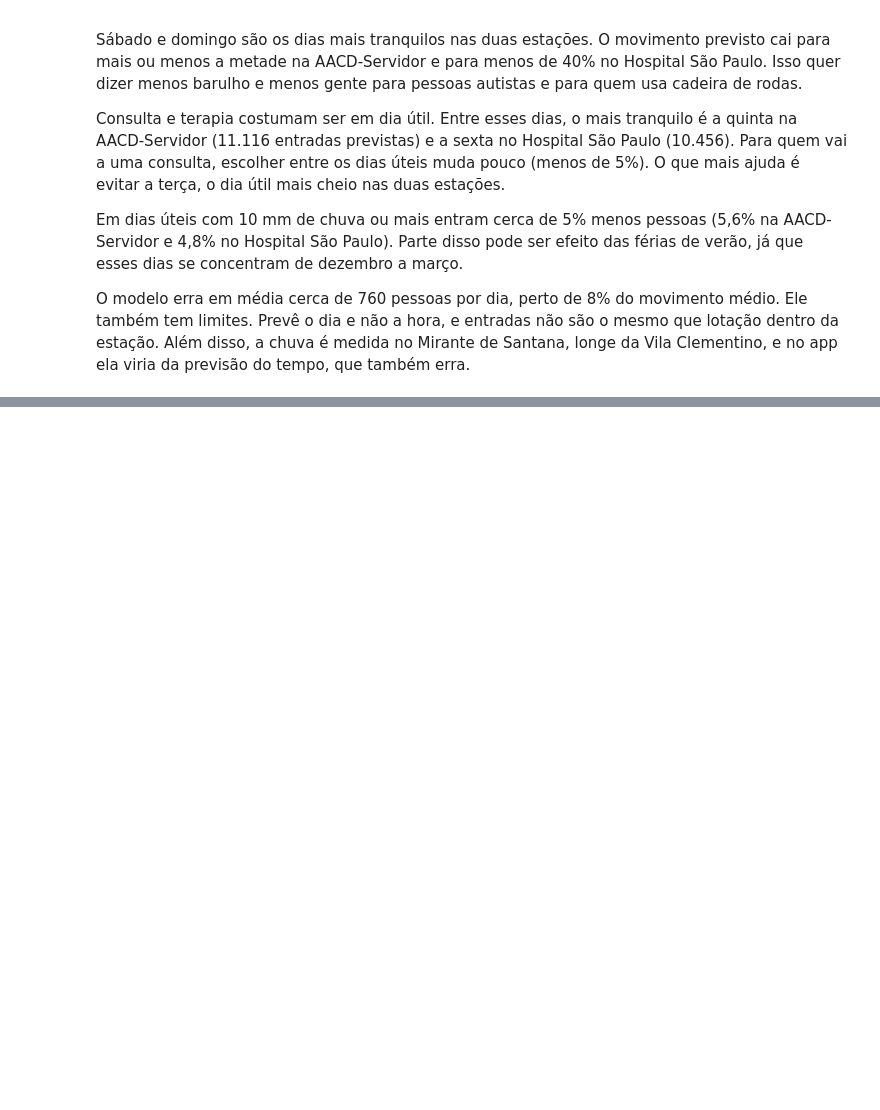
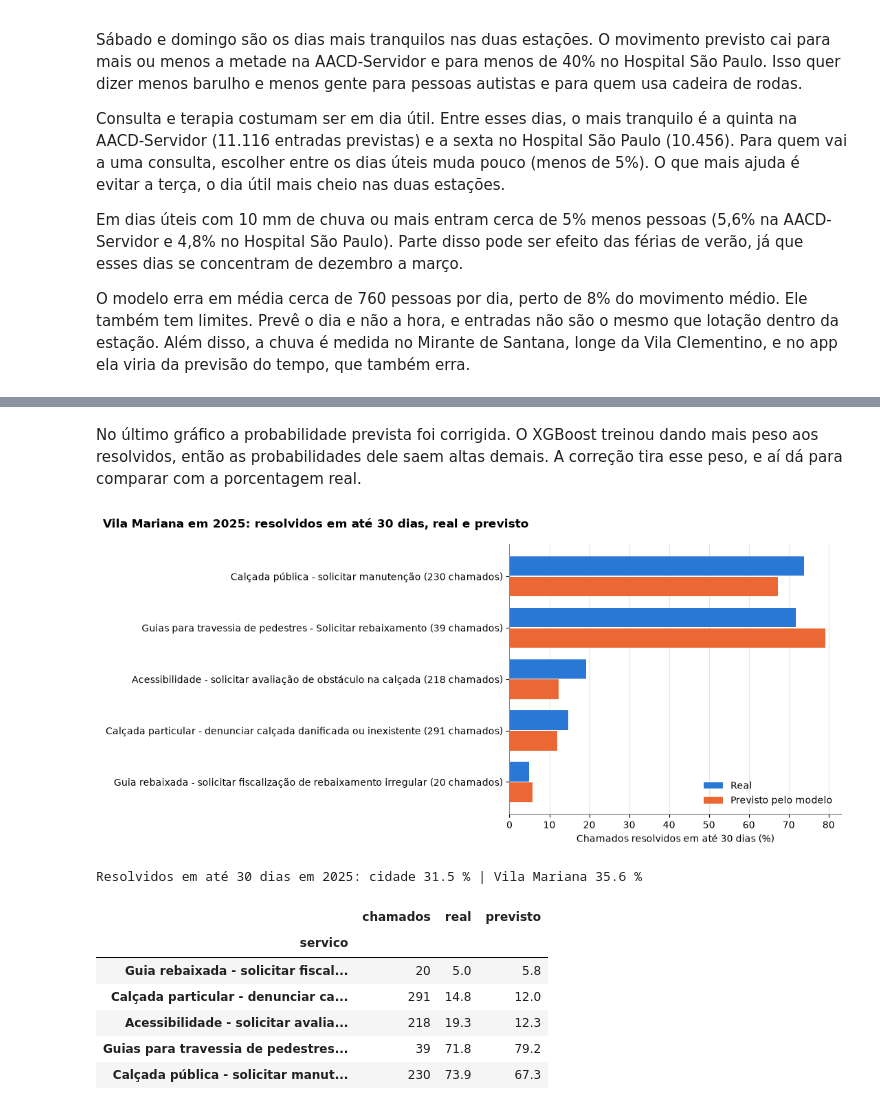
Before and after one commit to JoaoHHoffmann/gs-ia-ml, a Jupyter notebook: ml/notebook_ml.ipynb, the cells around one changed output, grey strips where cells are left out. Drawn from its saved outputs; the diff is of its cells as text; code cells hidden in the pictures; blank space fills up the shorter version.

```diff
--- a/ml/notebook_ml.ipynb
+++ b/ml/notebook_ml.ipynb
@@ -740,0 +788,12 @@ O modelo erra em média cerca de 760 pessoas por dia, perto de 8% do movimento m
+# %%
+VARIAVEIS_B = ['servico', 'subprefeitura', 'canal', 'dia_semana_abertura', 'chamados_7d', 'chuva_7d_mm']
+X_b = pd.get_dummies(base_b[VARIAVEIS_B], columns=['servico', 'subprefeitura', 'canal'], dtype=int)
+y_b = base_b['resolvido_30d']
+
+no_treino = base_b['data_abertura'].dt.year == 2024
+X_treino_b, y_treino_b = X_b[no_treino], y_b[no_treino]
+X_teste_b, y_teste_b = X_b[~no_treino], y_b[~no_treino]
+
+print('Colunas depois do one-hot:', X_b.shape[1])
+print('Treino (2024):', len(X_treino_b), 'chamados,', round(y_treino_b.mean() * 100, 1), '% resolvidos')
+print('Teste (2025):', len(X_teste_b), 'chamados,', round(y_teste_b.mean() * 100, 1), '% resolvidos')
@@ -740,0 +950,38 @@ O modelo erra em média cerca de 760 pessoas por dia, perto de 8% do movimento m
+# %% [markdown]
+No último gráfico a probabilidade prevista foi corrigida. O XGBoost treinou dando mais peso aos resolvidos, então as probabilidades dele saem altas demais. A correção tira esse peso, e aí dá para comparar com a porcentagem real.
+# %%
+teste_b = base_b[~no_treino].copy()
+prob_modelo = xgb_b.predict_proba(X_teste_b)[:, 1]
+teste_b['prob_corrigida'] = prob_modelo / (prob_modelo + peso_b * (1 - prob_modelo))
+
+vm = (teste_b[teste_b['subprefeitura'] == 'VILA MARIANA']
+      .groupby('servico')
+      .agg(chamados=('resolvido_30d', 'size'), real=('resolvido_30d', 'mean'), previsto=('prob_corrigida', 'mean'))
+      .sort_values('real'))
+
+posicoes = np.arange(len(vm))
+fig, eixo = plt.subplots(figsize=(11, 5))
+eixo.barh(posicoes + 0.2, vm['real'] * 100, height=0.38, color=AZUL, label='Real')
+eixo.barh(posicoes - 0.2, vm['previsto'] * 100, height=0.38, color=LARANJA, label='Previsto pelo modelo')
+eixo.set_yticks(posicoes)
+eixo.set_yticklabels([f'{s} ({n} chamados)' for s, n in zip(vm.index, vm['chamados'])])
+eixo.set_xlabel('Chamados resolvidos em até 30 dias (%)')
+fig.suptitle('Vila Mariana em 2025: resolvidos em até 30 dias, real e previsto', x=0.01, ha='left', fontweight='bold', fontsize=12)
+eixo.grid(axis='y', visible=False)
+eixo.legend(frameon=False, loc='lower right')
+fig.tight_layout()
+plt.show()
+
+print('Resolvidos em até 30 dias em 2025: cidade', round(y_teste_b.mean() * 100, 1), '% | Vila Mariana',
+      round(teste_b[teste_b['subprefeitura'] == 'VILA MARIANA']['resolvido_30d'].mean() * 100, 1), '%')
+vm.assign(real=(vm['real'] * 100).round(1), previsto=(vm['previsto'] * 100).round(1))
+# %% [output]
+[figure, added]
+Resolvidos em até 30 dias em 2025: cidade 31.5 % | Vila Mariana 35.6 %
+|  | chamados | real | previsto |
+| servico |  |  |  |
+| Guia rebaixada - solicitar fiscal... | 20 | 5.0 | 5.8 |
+| Calçada particular - denunciar ca... | 291 | 14.8 | 12.0 |
+| Acessibilidade - solicitar avalia... | 218 | 19.3 | 12.3 |
+| Guias para travessia de pedestres... | 39 | 71.8 | 79.2 |
+| Calçada pública - solicitar manut... | 230 | 73.9 | 67.3 |
```
Also changed, not shown: parts of 28 cells of this notebook.
